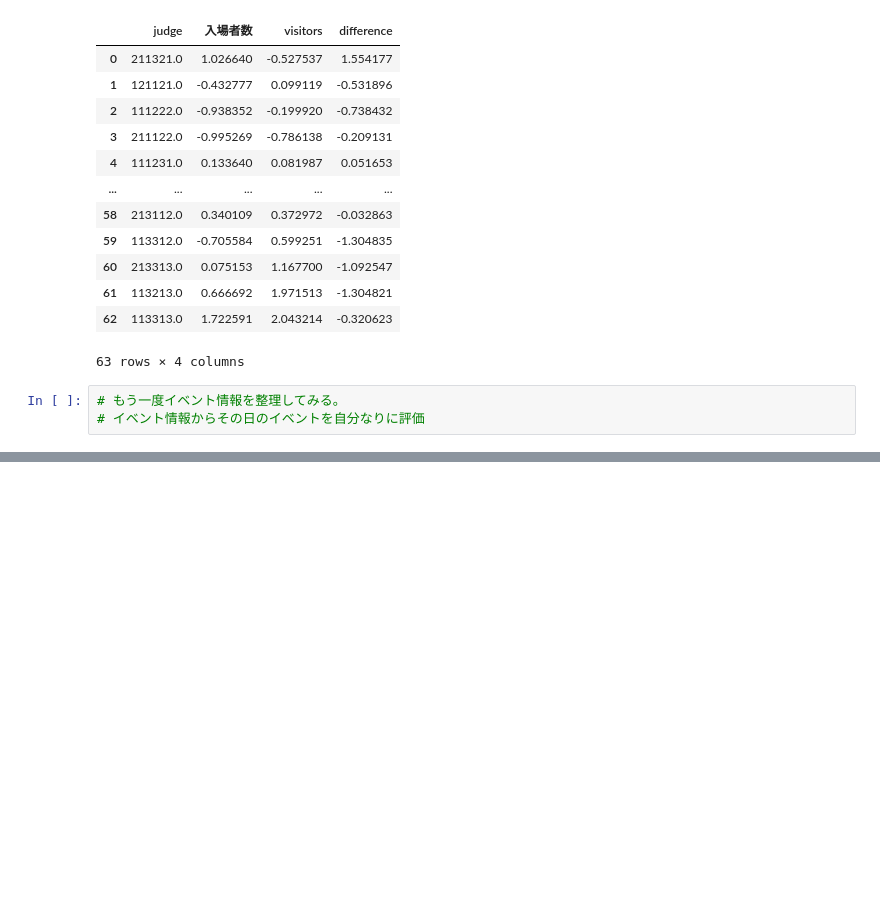
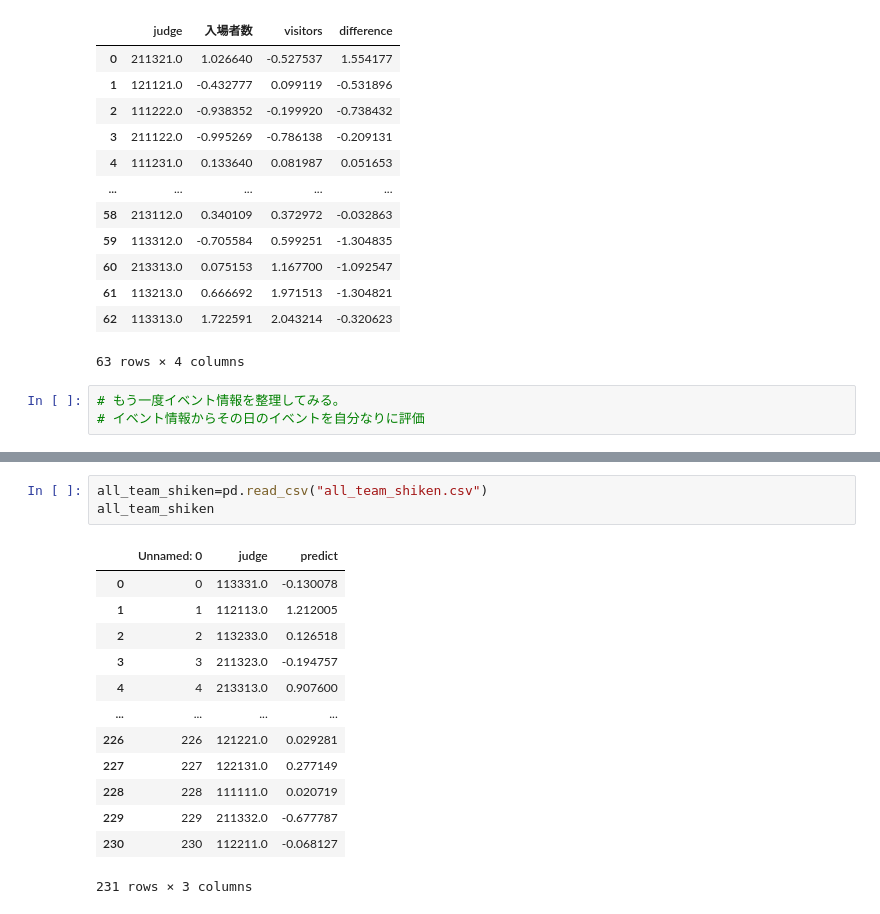
Before and after one commit to kkaishu/sotuken2021, a Jupyter notebook: 卒研＿モンテディオ.ipynb, the cells around one changed output, grey strips where cells are left out. Cells and saved outputs as stored; diff of their text form; blank space fills up the shorter version.

```diff
--- a/卒研＿モンテディオ.ipynb
+++ b/卒研＿モンテディオ.ipynb
@@ -339,3 +348,20 @@ data["dif"].to_csv("dif.csv")
 61   -3324.152039
 62    -816.816693
 Name: dif, Length: 63, dtype: float64
+# %%
+all_team_shiken=pd.read_csv("all_team_shiken.csv")
+all_team_shiken
+# %% [output]
+|  | Unnamed: 0 | judge | predict |
+| 0 | 0 | 113331.0 | -0.130078 |
+| 1 | 1 | 112113.0 | 1.212005 |
+| 2 | 2 | 113233.0 | 0.126518 |
+| 3 | 3 | 211323.0 | -0.194757 |
+| 4 | 4 | 213313.0 | 0.907600 |
+| ... | ... | ... | ... |
+| 226 | 226 | 121221.0 | 0.029281 |
+| 227 | 227 | 122131.0 | 0.277149 |
+| 228 | 228 | 111111.0 | 0.020719 |
+| 229 | 229 | 211332.0 | -0.677787 |
+| 230 | 230 | 112211.0 | -0.068127 |
+231 rows × 3 columns
```
Also changed, not shown: parts of 11 cells of this notebook, 1 other file.
